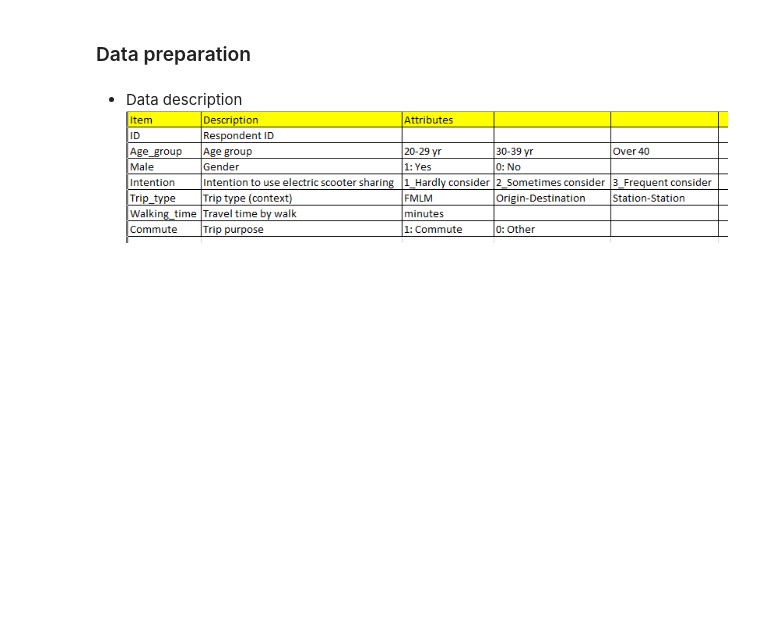
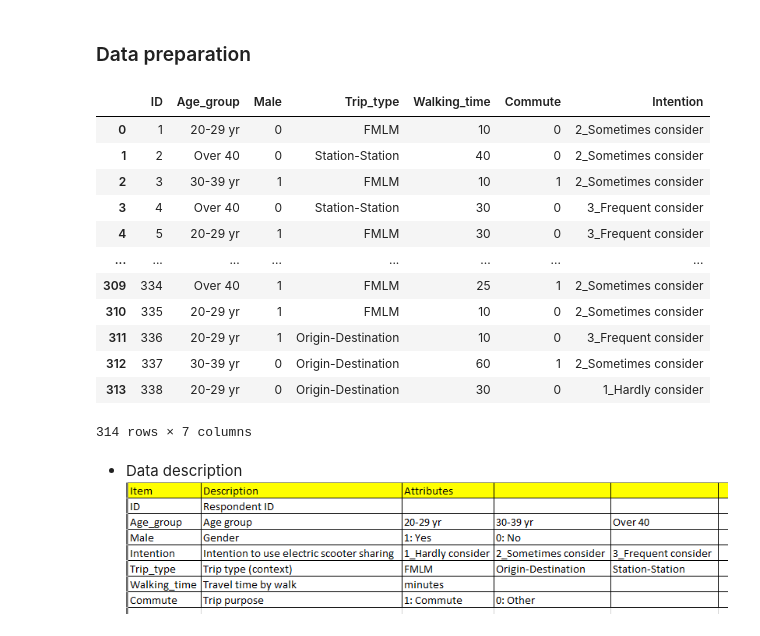
Before and after one commit to regenesis90/coursework, a Jupyter notebook: mobility_data_analytics_and_application/Note/06_Classification analysis.ipynb, the cells around one changed output. Drawn from its saved outputs; the diff is of its cells as text; code cells hidden in the pictures; blank space fills up the shorter version.

```diff
--- a/mobility_data_analytics_and_application/Note/06_Classification analysis.ipynb
+++ b/mobility_data_analytics_and_application/Note/06_Classification analysis.ipynb
@@ -67,10 +142,28 @@ print(classification_report(y_test, y_pred))
 # PM Intention Dataset
 # %% [markdown]
 ### Data preparation
+# %%
+PM_name = "E_scooter_intention.csv"
+PM_path = os.path.join(data_dir, PM_name)
 # %%
 # Import
-PM = pd.read_csv("E_scooter_intention.csv")
+
+PM = pd.read_csv(PM_path)
 PM
+# %% [output]
+|  | ID | Age_group | Male | Trip_type | Walking_time | Commute | Intention |
+| 0 | 1 | 20-29 yr | 0 | FMLM | 10 | 0 | 2_Sometimes consider |
+| 1 | 2 | Over 40 | 0 | Station-Station | 40 | 0 | 2_Sometimes consider |
+| 2 | 3 | 30-39 yr | 1 | FMLM | 10 | 1 | 2_Sometimes consider |
+| 3 | 4 | Over 40 | 0 | Station-Station | 30 | 0 | 3_Frequent consider |
+| 4 | 5 | 20-29 yr | 1 | FMLM | 30 | 0 | 3_Frequent consider |
+| ... | ... | ... | ... | ... | ... | ... | ... |
+| 309 | 334 | Over 40 | 1 | FMLM | 25 | 1 | 2_Sometimes consider |
+| 310 | 335 | 20-29 yr | 1 | FMLM | 10 | 0 | 2_Sometimes consider |
+| 311 | 336 | 20-29 yr | 1 | Origin-Destination | 10 | 0 | 3_Frequent consider |
+| 312 | 337 | 30-39 yr | 0 | Origin-Destination | 60 | 1 | 2_Sometimes consider |
+| 313 | 338 | 20-29 yr | 0 | Origin-Destination | 30 | 0 | 1_Hardly consider |
+314 rows × 7 columns
 # %% [markdown]
 - Data description
 ![image-2.png](attachment:image-2.png)
```
Also changed, not shown: parts of 30 cells of this notebook, 5 other files.
